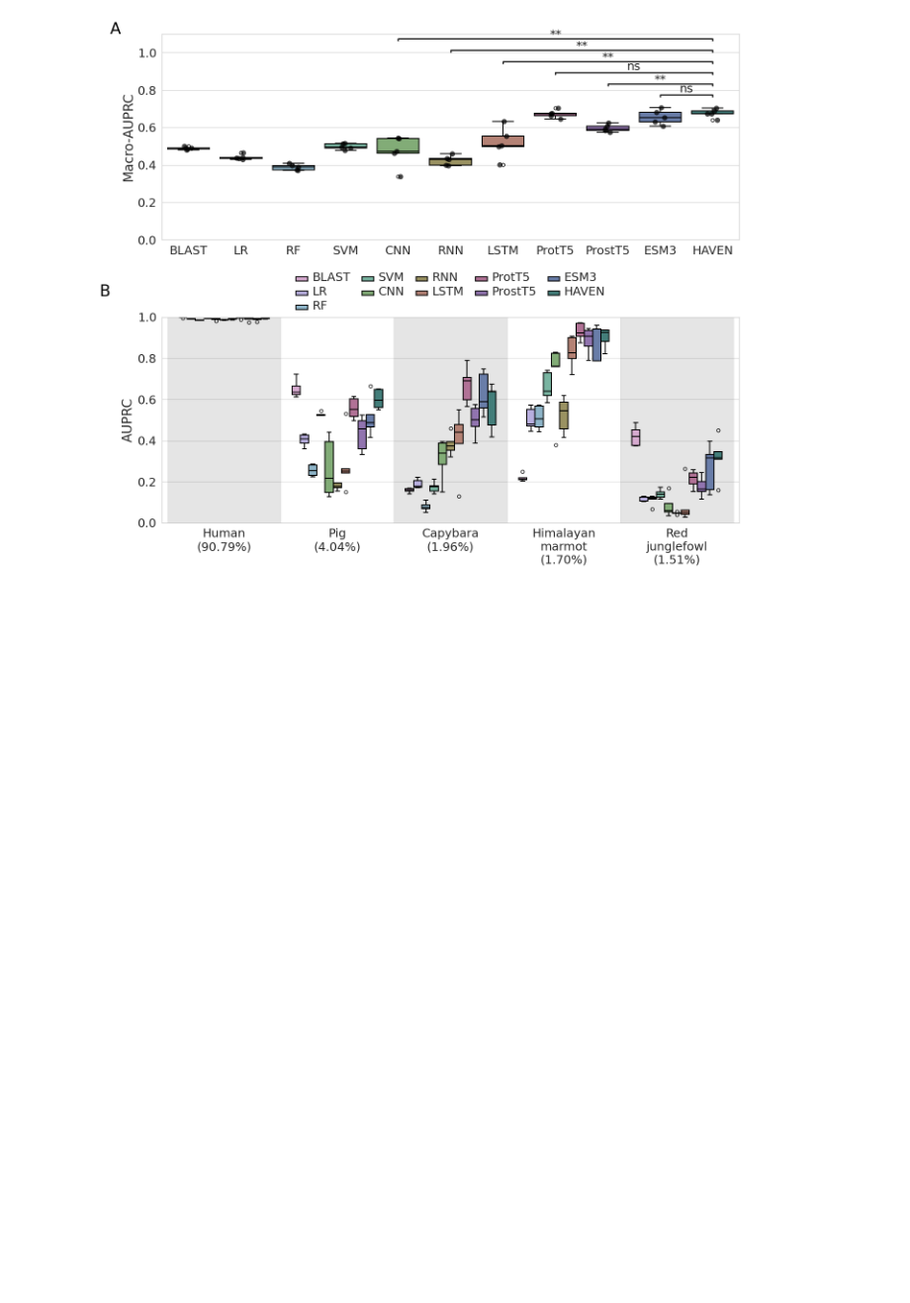
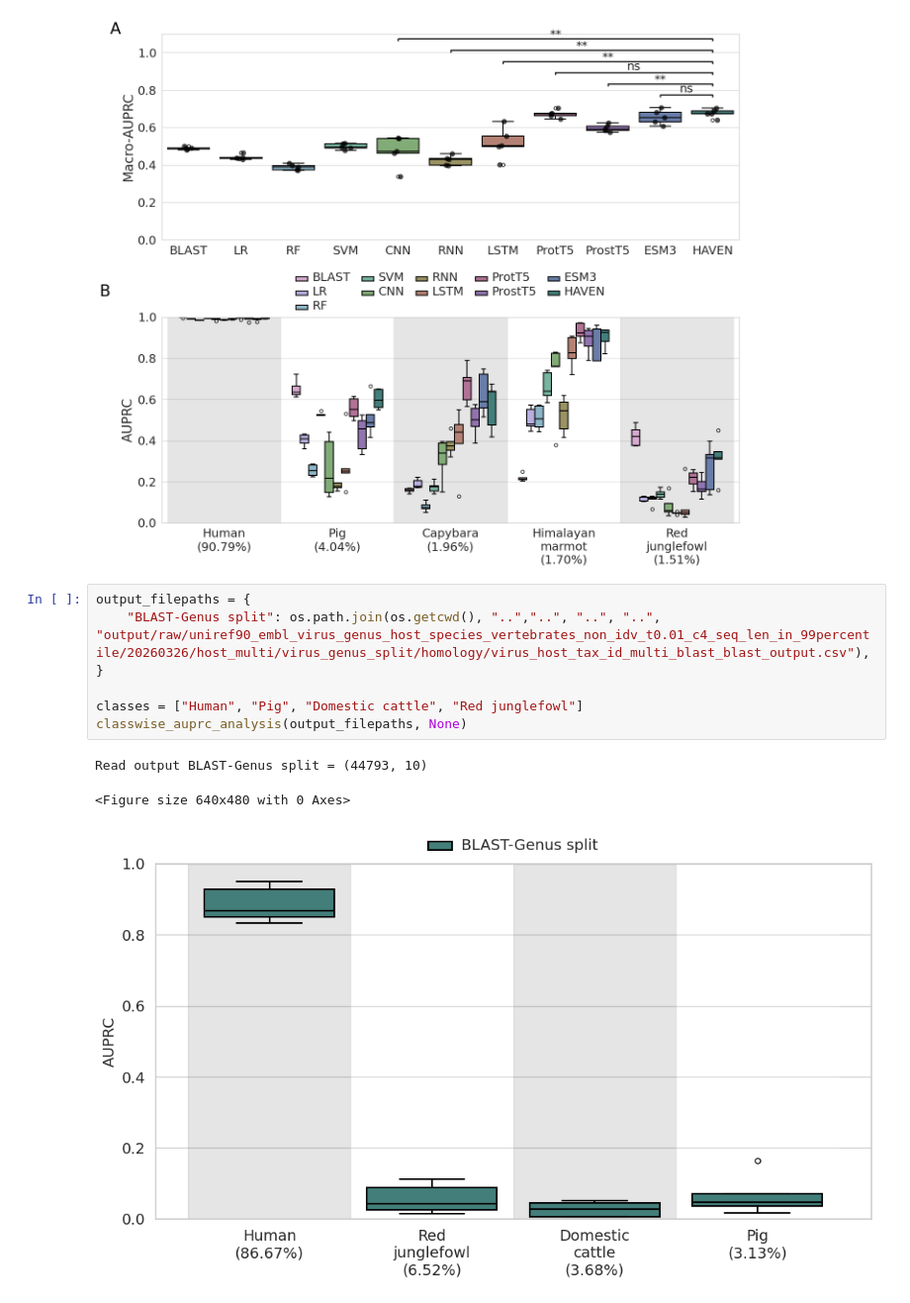
Before and after one commit to NeelTheBomb/HAVEN, a Jupyter notebook: src/jupyter_notebooks/results-analysis/uniref90/uniref90_embl_all_models_auprc_analysis.ipynb, the cells around one changed output. Shown at 99% size. Cells and saved outputs as stored; diff of their text form; blank space fills up the shorter version.

```diff
--- a/src/jupyter_notebooks/results-analysis/uniref90/uniref90_embl_all_models_auprc_analysis.ipynb
+++ b/src/jupyter_notebooks/results-analysis/uniref90/uniref90_embl_all_models_auprc_analysis.ipynb
@@ -425,3 +425,14 @@ Read output HAVEN = (15845, 7)
 ('HAVEN', 'RNN'): p-value=p=7.94e-03
 ('HAVEN', 'CNN'): p-value=p=7.94e-03
 [figure]
+# %%
+output_filepaths = {
+    "BLAST-Genus split": os.path.join(os.getcwd(), "..","..", "..", "..", "output/raw/uniref90_embl_virus_genus_host_species_vertebrates_non_idv_t0.01_c4_seq_len_in_99percentile/20260326/host_multi/virus_genus_split/homology/virus_host_tax_id_multi_blast_blast_output.csv"),
+}
+
+classes = ["Human", "Pig", "Domestic cattle", "Red junglefowl"]
+classwise_auprc_analysis(output_filepaths, None)
+# %% [output]
+Read output BLAST-Genus split = (44793, 10)
+<Figure size 640x480 with 0 Axes>
+[figure, added]
```
Also changed, not shown: 4 other files.
